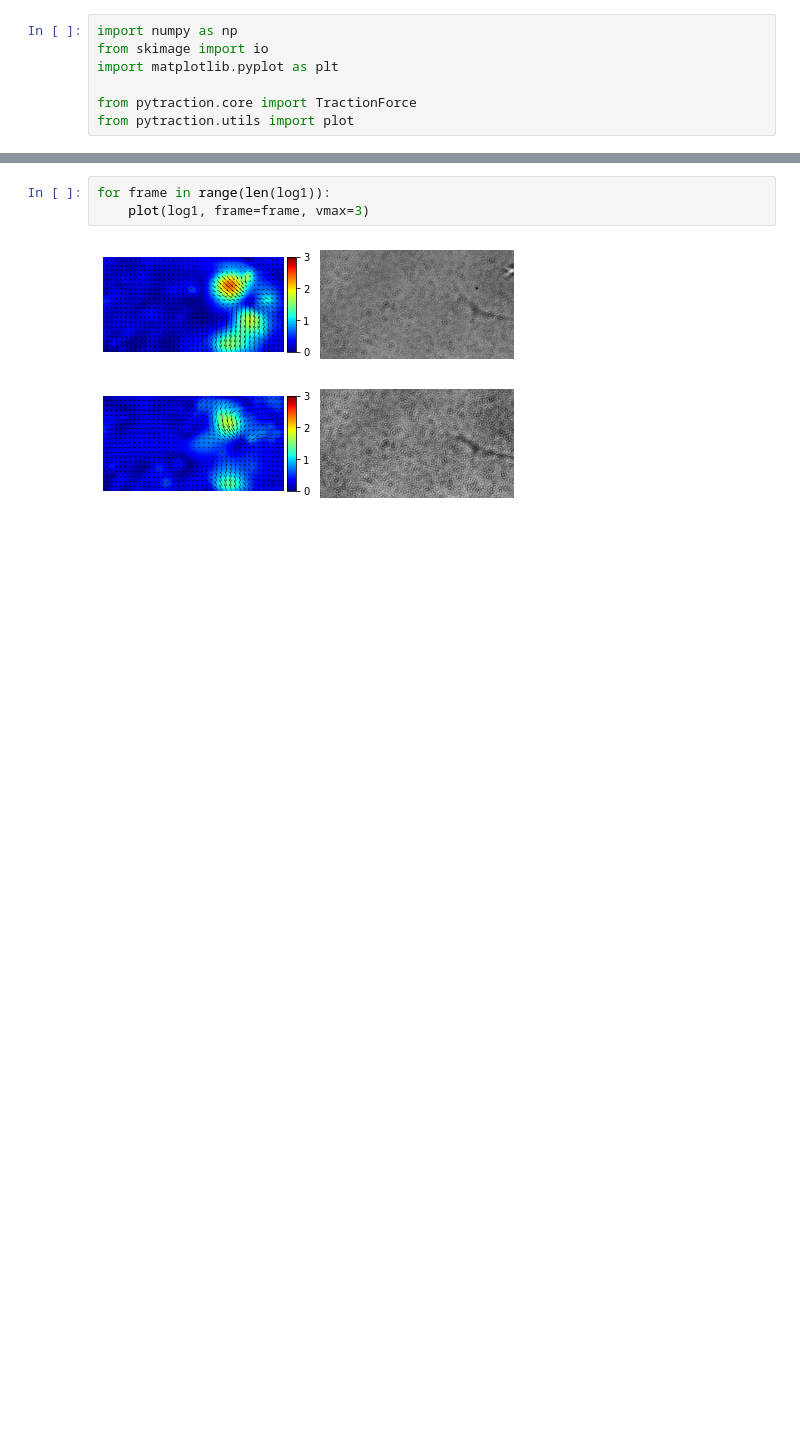
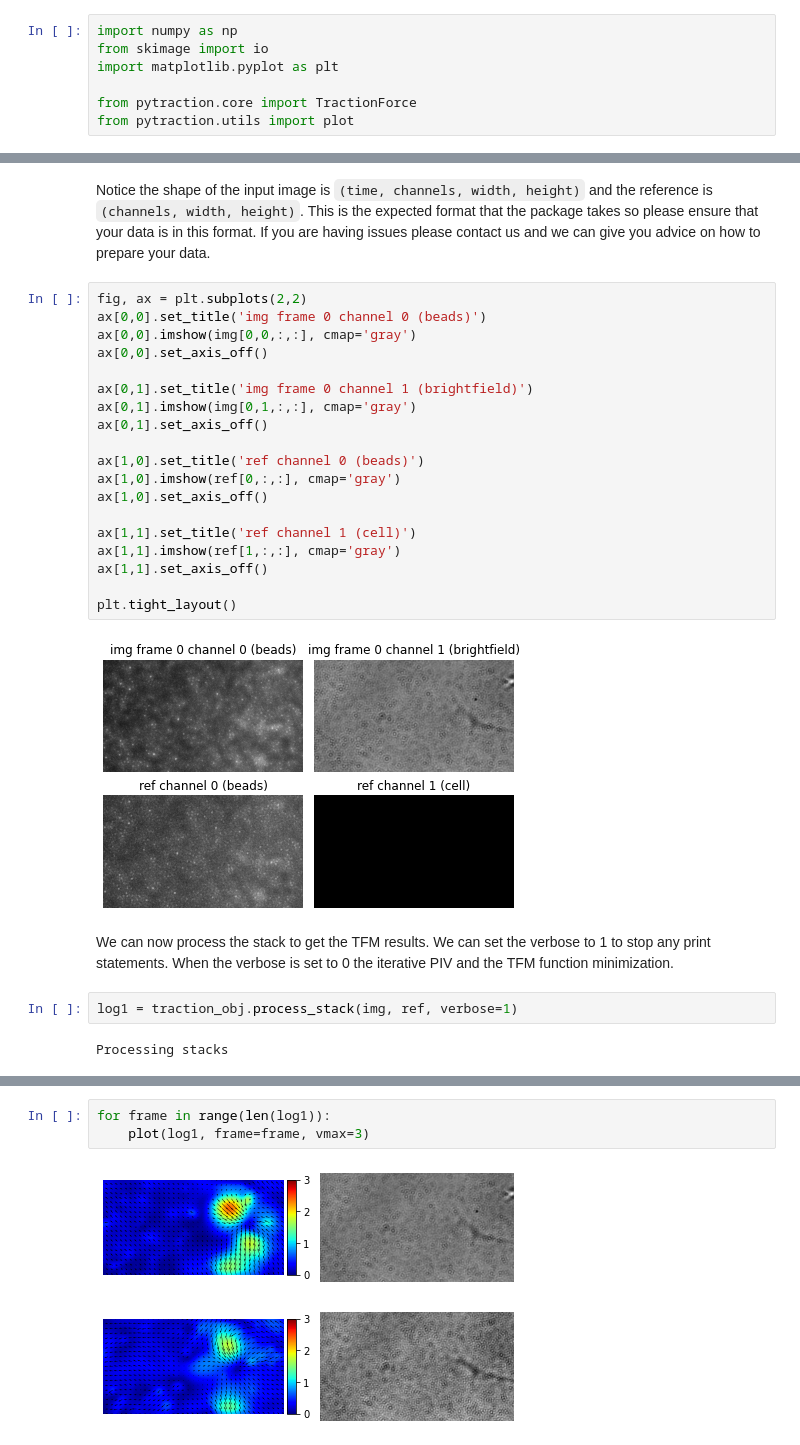
Before and after one commit to rg314/pytraction, a Jupyter notebook: scripts/usage.ipynb, the cells around one changed output, grey strips where cells are left out. Cells and saved outputs as stored; diff of their text form; blank space fills up the shorter version.

````diff
--- a/scripts/usage.ipynb
+++ b/scripts/usage.ipynb
@@ -25,0 +54,29 @@ Processing stacks
+# %% [markdown]
+Notice the shape of the input image is ```(time, channels, width, height)``` and the reference is ```(channels, width, height)```. This is the expected format that the package takes so please ensure that your data is in this format. If you are having issues please contact us and we can give you advice on how to prepare your data.
+# %%
+fig, ax = plt.subplots(2,2)
+ax[0,0].set_title('img frame 0 channel 0 (beads)')
+ax[0,0].imshow(img[0,0,:,:], cmap='gray')
+ax[0,0].set_axis_off()
+
+ax[0,1].set_title('img frame 0 channel 1 (brightfield)')
+ax[0,1].imshow(img[0,1,:,:], cmap='gray')
+ax[0,1].set_axis_off()
+
+ax[1,0].set_title('ref channel 0 (beads)')
+ax[1,0].imshow(ref[0,:,:], cmap='gray')
+ax[1,0].set_axis_off()
+
+ax[1,1].set_title('ref channel 1 (cell)')
+ax[1,1].imshow(ref[1,:,:], cmap='gray')
+ax[1,1].set_axis_off()
+
+plt.tight_layout()
+# %% [output]
+[figure, added]
+# %% [markdown]
+We can now process the stack to get the TFM results. We can set the verbose to 1 to stop any print statements. When the verbose is set to 0 the iterative PIV and the TFM function minimization.
+# %%
+log1 = traction_obj.process_stack(img, ref, verbose=1)
+# %% [output]
+Processing stacks
````
Also changed, not shown: parts of 33 cells of this notebook, 4 other files.
